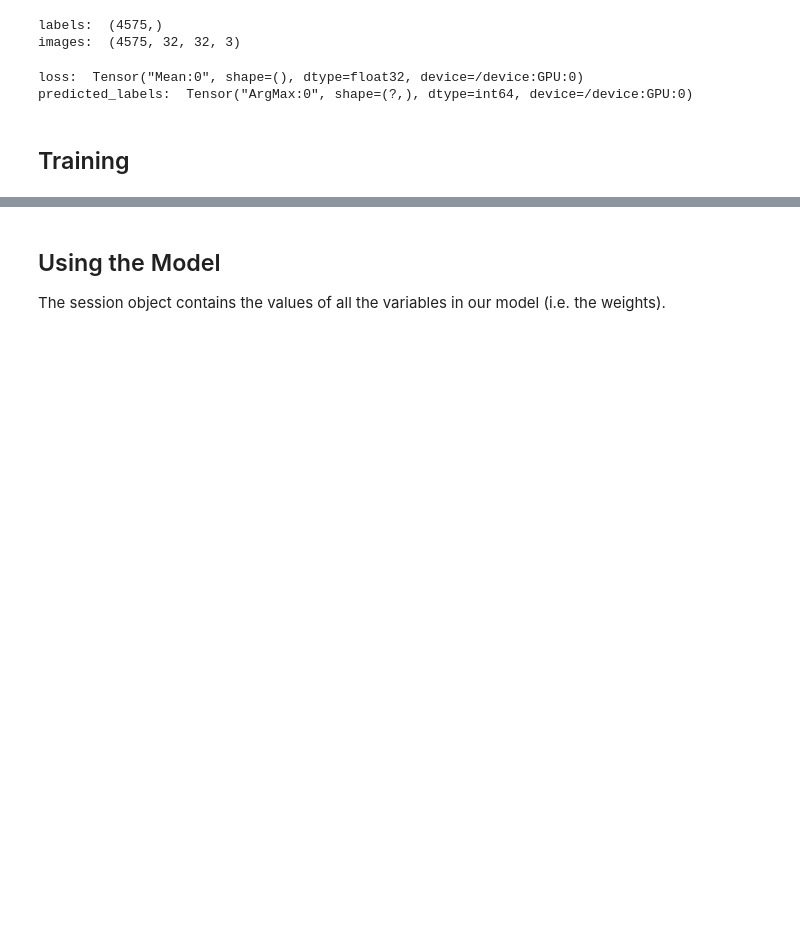
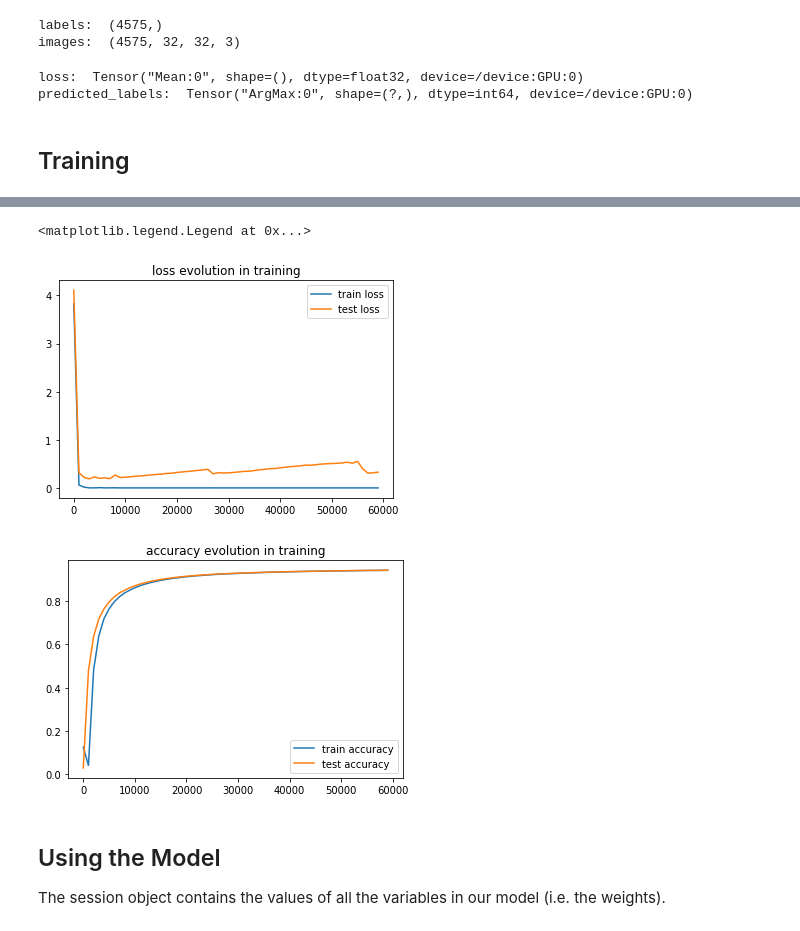
Before and after one commit to LouisTilloy/volvo_capstone_2018_2019, a Jupyter notebook: notebook.ipynb, the cells around one changed output, grey strips where cells are left out. Drawn from its saved outputs; the diff is of its cells as text; code cells hidden in the pictures; blank space fills up the shorter version.

```diff
--- a/notebook.ipynb
+++ b/notebook.ipynb
@@ -271,5 +282,16 @@ except ValueError:
 # First step is always to initialize all variables.
 # We don't care about the return value, though. It's None.
 _ = session.run(tf.global_variables_initializer())
+
+# weird case with tensorflow metrics (code from stack overflow to initialize it)
+running_vars = tf.get_collection(tf.GraphKeys.LOCAL_VARIABLES)
+session.run(tf.variables_initializer(var_list=running_vars))
+
 step=0
+loss
+train_loss_list = []
+train_acc = []
+test_loss_list = []
+test_acc = []
+steps_list = []
 # %%
@@ -314,3 +357,21 @@ Loss for step 69000:  3.6757288
+# %%
+# plot loss
+plt.figure()
+plt.plot(steps_list, train_loss_list, label="train loss")
+plt.plot(steps_list, test_loss_list, label="test loss")
+plt.title("loss evolution in training")
+plt.legend()
+
+# plot accuracy
+plt.figure()
+plt.plot(steps_list, train_acc, label="train accuracy")
+plt.plot(steps_list, test_acc, label="test accuracy")
+plt.title("accuracy evolution in training")
+plt.legend()
+# %% [output]
+<matplotlib.legend.Legend at 0x...>
+[figure, added]
+[figure, added]
 # %% [markdown]
 ## Using the Model
 
```
Also changed, not shown: parts of 6 cells of this notebook.
